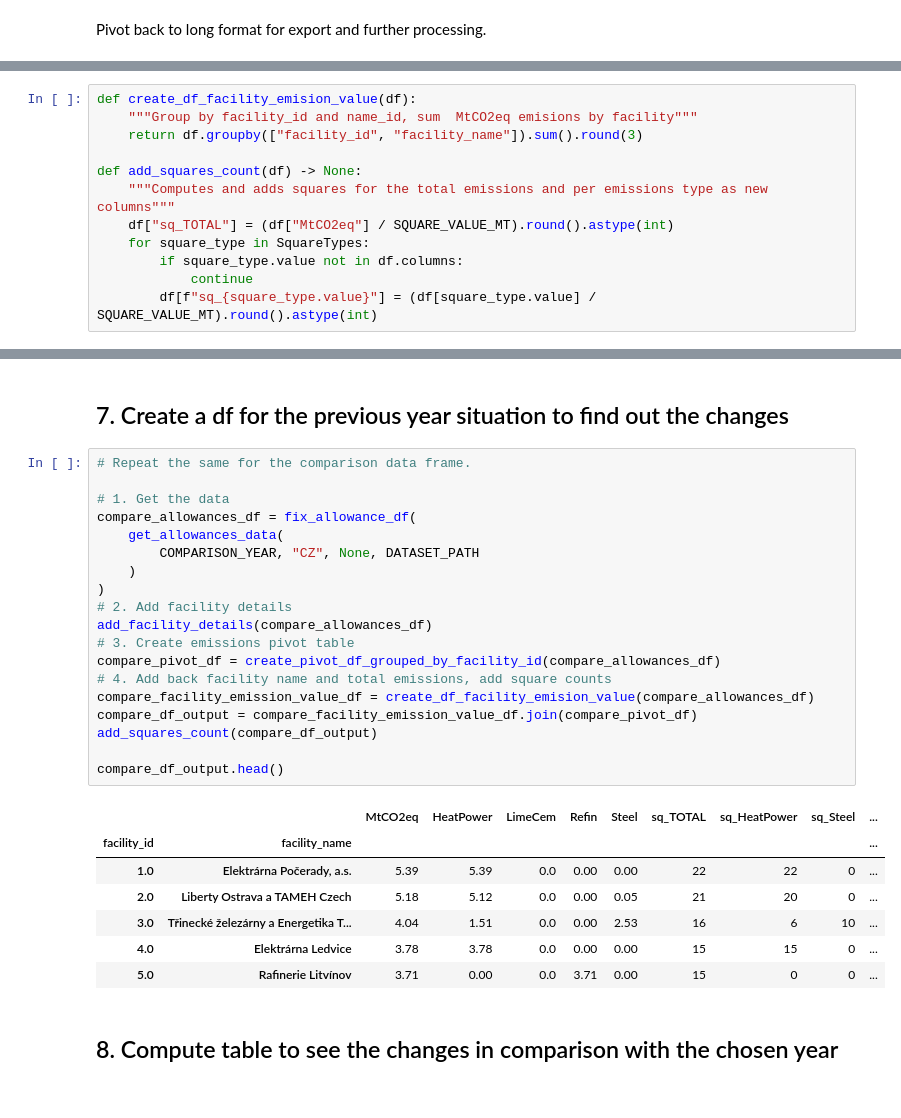
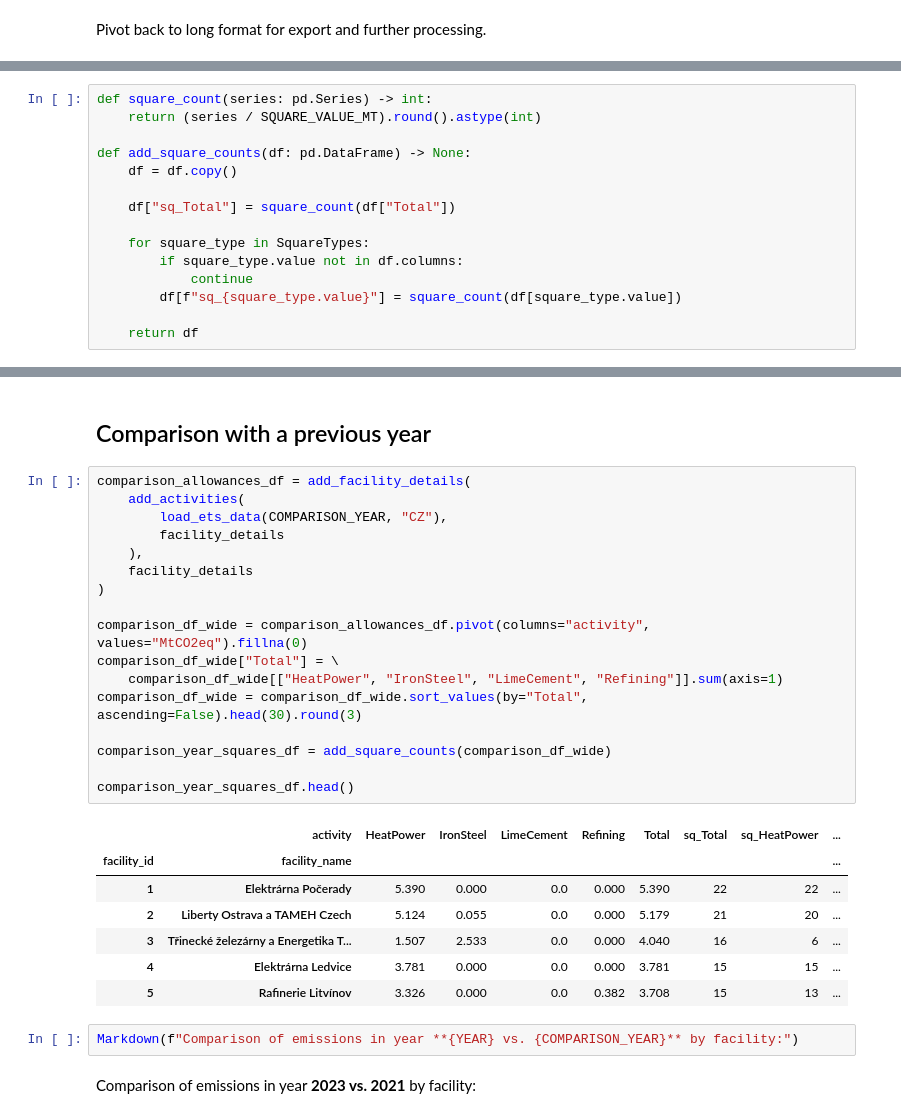
Before and after one commit to faktaoklimatu/data-analysis, a Jupyter notebook: notebooks/emissions-top-30-cr-emitters.ipynb, the cells around one changed output, grey strips where cells are left out. Drawn from its saved outputs; the diff is of its cells as text.

```diff
--- a/notebooks/emissions-top-30-cr-emitters.ipynb
+++ b/notebooks/emissions-top-30-cr-emitters.ipynb
@@ -197,13 +193,16 @@ pivot_df.head()
 # %%
-def create_df_facility_emision_value(df):
-    """Group by facility_id and name_id, sum  MtCO2eq emisions by facility"""
-    return df.groupby(["facility_id", "facility_name"]).sum().round(3)
+def square_count(series: pd.Series) -> int:
+    return (series / SQUARE_VALUE_MT).round().astype(int)
 
-def add_squares_count(df) -> None:
-    """Computes and adds squares for the total emissions and per emissions type as new columns"""
-    df["sq_TOTAL"] = (df["MtCO2eq"] / SQUARE_VALUE_MT).round().astype(int)
+def add_square_counts(df: pd.DataFrame) -> None:
+    df = df.copy()
+
+    df["sq_Total"] = square_count(df["Total"])
+
     for square_type in SquareTypes:
         if square_type.value not in df.columns:
             continue
-        df[f"sq_{square_type.value}"] = (df[square_type.value] / SQUARE_VALUE_MT).round().astype(int)
+        df[f"sq_{square_type.value}"] = square_count(df[square_type.value])
+
+    return df
 # %%
@@ -255,32 +232,32 @@ NameError: name 'definition' is not defined
 # %% [markdown]
-## 7. Create a df for the previous year situation to find out the changes
+## Comparison with a previous year
 # %%
-# Repeat the same for the comparison data frame.
+comparison_allowances_df = add_facility_details(
+    add_activities(
+        load_ets_data(COMPARISON_YEAR, "CZ"),
+        facility_details
+    ),
+    facility_details
+)
 
-# 1. Get the data
-compare_allowances_df = fix_allowance_df(
-    get_allowances_data(
-        COMPARISON_YEAR, "CZ", None, DATASET_PATH
-    )
-)
-# 2. Add facility details
-add_facility_details(compare_allowances_df)
-# 3. Create emissions pivot table
-compare_pivot_df = create_pivot_df_grouped_by_facility_id(compare_allowances_df)
-# 4. Add back facility name and total emissions, add square counts
-compare_facility_emission_value_df = create_df_facility_emision_value(compare_allowances_df)
-compare_df_output = compare_facility_emission_value_df.join(compare_pivot_df)
-add_squares_count(compare_df_output)
+comparison_df_wide = comparison_allowances_df.pivot(columns="activity", values="MtCO2eq").fillna(0)
+comparison_df_wide["Total"] = \
+    comparison_df_wide[["HeatPower", "IronSteel", "LimeCement", "Refining"]].sum(axis=1)
+comparison_df_wide = comparison_df_wide.sort_values(by="Total", ascending=False).head(30).round(3)
 
-compare_df_output.head()
+comparison_year_squares_df = add_square_counts(comparison_df_wide)
+
+comparison_year_squares_df.head()
 # %% [output]
-|  |  | MtCO2eq | HeatPower | LimeCem | Refin | Steel | sq_TOTAL | sq_HeatPower | sq_Steel | ... |
-| facility_id | facility_name |  |  |  |  |  |  |  |  | ... |
-| 1.0 | Elektrárna Počerady, a.s. | 5.39 | 5.39 | 0.0 | 0.00 | 0.00 | 22 | 22 | 0 | ... |
-| 2.0 | Liberty Ostrava a TAMEH Czech | 5.18 | 5.12 | 0.0 | 0.00 | 0.05 | 21 | 20 | 0 | ... |
-| 3.0 | Třinecké železárny a Energetika T... | 4.04 | 1.51 | 0.0 | 0.00 | 2.53 | 16 | 6 | 10 | ... |
-| 4.0 | Elektrárna Ledvice | 3.78 | 3.78 | 0.0 | 0.00 | 0.00 | 15 | 15 | 0 | ... |
-| 5.0 | Rafinerie Litvínov | 3.71 | 0.00 | 0.0 | 3.71 | 0.00 | 15 | 0 | 0 | ... |
+|  | activity | HeatPower | IronSteel | LimeCement | Refining | Total | sq_Total | sq_HeatPower | ... |
+| facility_id | facility_name |  |  |  |  |  |  |  | ... |
+| 1 | Elektrárna Počerady | 5.390 | 0.000 | 0.0 | 0.000 | 5.390 | 22 | 22 | ... |
+| 2 | Liberty Ostrava a TAMEH Czech | 5.124 | 0.055 | 0.0 | 0.000 | 5.179 | 21 | 20 | ... |
+| 3 | Třinecké železárny a Energetika T... | 1.507 | 2.533 | 0.0 | 0.000 | 4.040 | 16 | 6 | ... |
+| 4 | Elektrárna Ledvice | 3.781 | 0.000 | 0.0 | 0.000 | 3.781 | 15 | 15 | ... |
+| 5 | Rafinerie Litvínov | 3.326 | 0.000 | 0.0 | 0.382 | 3.708 | 15 | 13 | ... |
-# %% [markdown]
-## 8. Compute table to see the changes in comparison with the chosen year
+# %%
+Markdown(f"Comparison of emissions in year **{YEAR} vs. {COMPARISON_YEAR}** by facility:")
+# %% [output]
+Comparison of emissions in year **2023 vs. 2021** by facility:
 # %%
```
Also changed, not shown: parts of 27 cells of this notebook, 1 other file.
